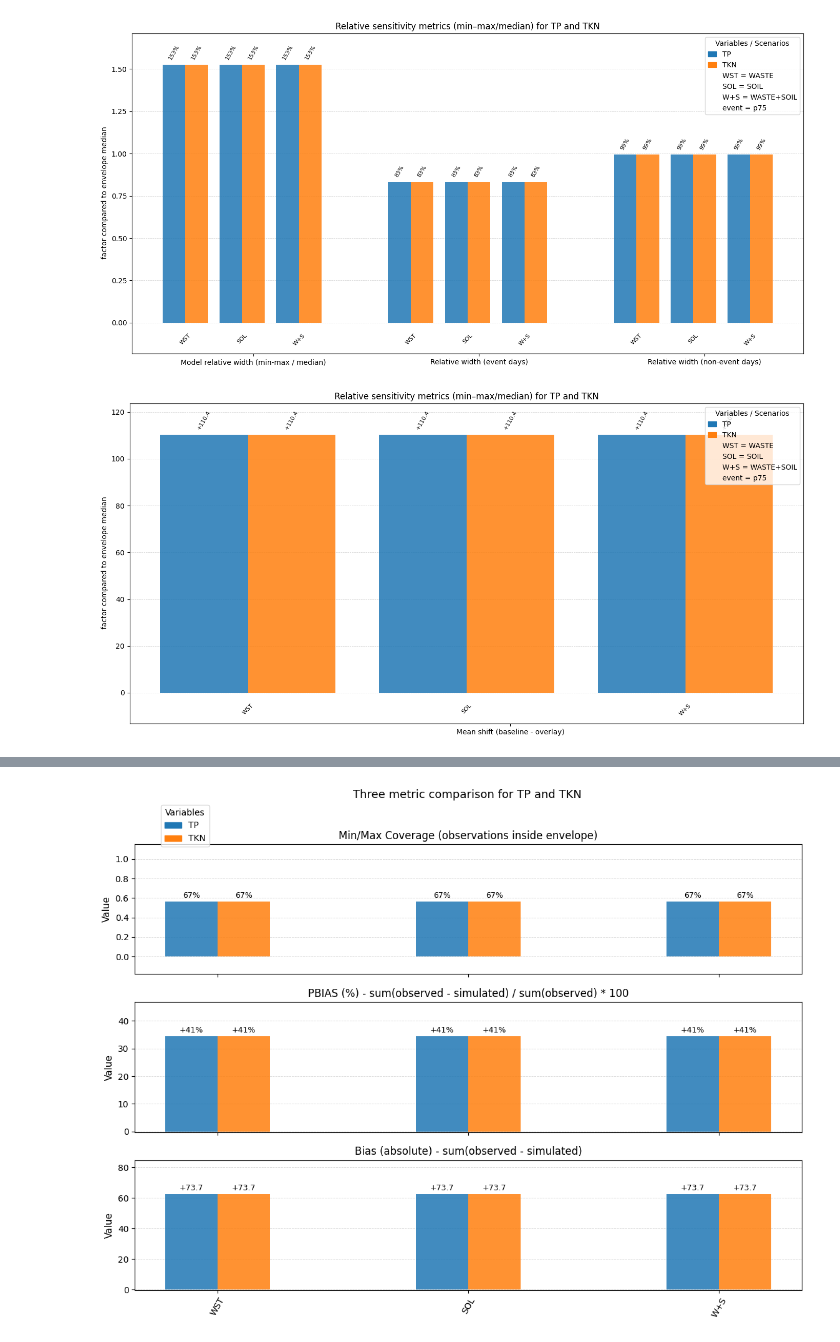
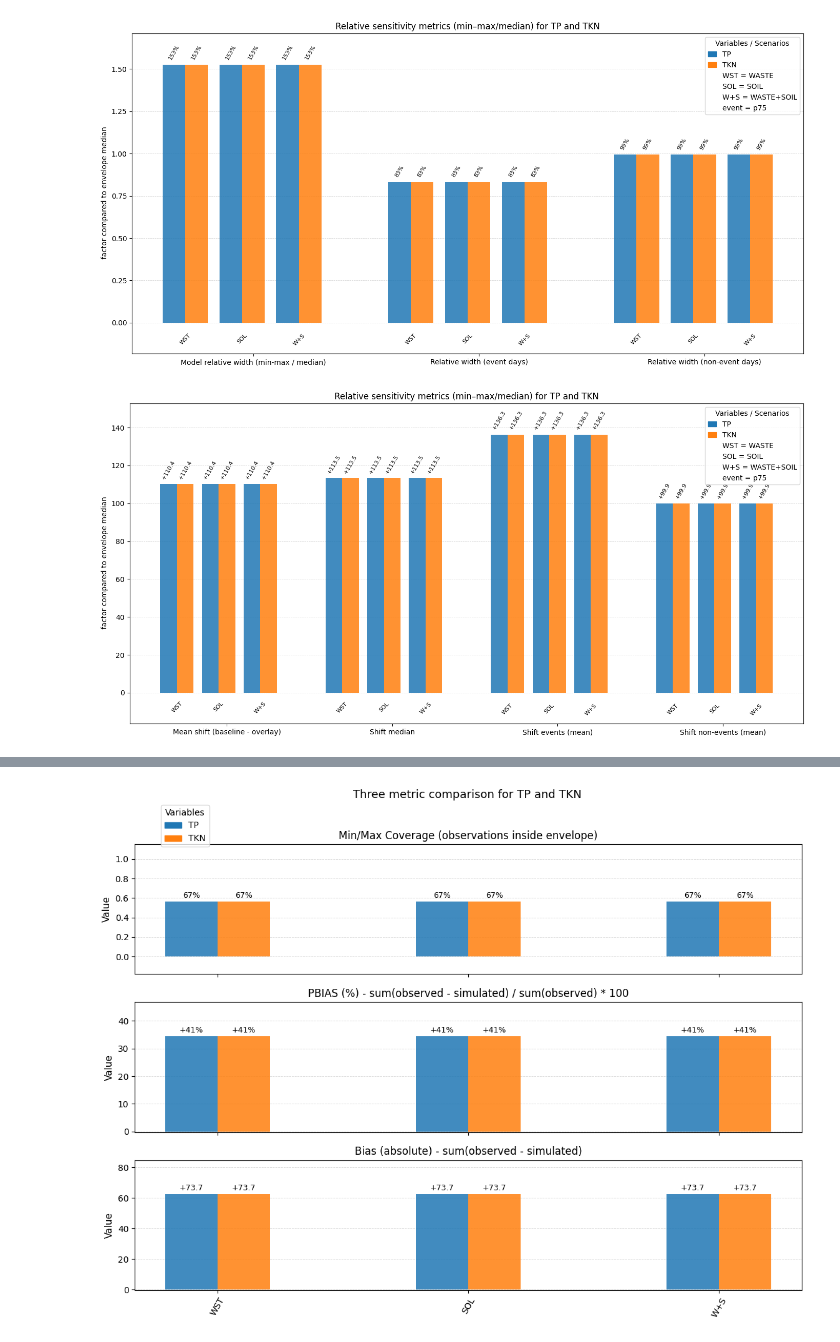
Before and after one commit to bvorak/swat_pipeline, a Jupyter notebook: trabajoFM/notebooks/04_sensitivity_stats.ipynb, the cells around one changed output, grey strips where cells are left out. Cells and saved outputs as stored; diff of their text form; code cells hidden in the pictures.

Commit message:
refactored 04_sensitivity_stats NOW fully automated and clean

```diff
--- a/trabajoFM/notebooks/04_sensitivity_stats.ipynb
+++ b/trabajoFM/notebooks/04_sensitivity_stats.ipynb
@@ -991,14 +963,10 @@ example_export_specs = [
 
 
 
-# Exact paths for the current real exports.
-# These width metrics are extracted from the current overlay comparison branches.
+# Exact json structure for the current stats exports. Useful to extend or overwrite the semantic_label_map with new technical keys and paths as needed.
+# For example: These width metrics are extracted from the current overlay comparison groups within the JSON exports.
 example_semantic_label_map = {
     **semantic_label_map,
-    "RW_med": {
-        "label": "Model relative width (min-max / median)",
-        "path": ("overlay_comparison", "__baseline__", "relative_width"),
-    },
     "RW_high": {
         "label": "Relative width (event days)",
         "path": ("overlay_comparison", "BASE", "relative_width_event"),
@@ -1067,9 +1035,9 @@ fig, ax = plot_nested_sensitivity_bars(
 # Ask for metrics using the human-readable labels from semantic_label_map.
 ch2_semantic_labels = [
     "Mean shift (baseline - overlay)", #"Shift mean",
-    #"Shift median",
-    #"Shift events (mean)",
-    #"Shift non-events (mean)",
+    "Shift median",
+    "Shift events (mean)",
+    "Shift non-events (mean)",
 ]
 
 # format_mode options:
@@ -1085,31 +1053,31 @@ ch_2_auto_metrics = build_metrics_dict_from_stat_exports(
     format_mode="metadata",
     #format_mode="values",
     verbose=False,
  )
 
 
 
 
 
 stat_display_names = {k: k for k in stats["metrics"].keys()}
 
 fig, ax = plot_nested_sensitivity_bars(
     ch_2_auto_metrics,  # or ch_2,
     # stats_order=stats_order_first_ch,  # optional
     title="Relative sensitivity metrics (min–max/median) for TP and TKN",
     y_label=" factor compared to envelope median",
     figsize=(14, 7),
     abbreviations={"WASTE": "WST", "SOIL": "SOL", "WASTE+SOIL": "W+S", "p75":"event"},
     #value_format=lambda v: f"{v:.1f}",   # or omit and use annotate_decimals
     #annotate_decimals=2,
     #format_map=format_val,
     #bar_alpha=0.85,
     annotate_rotation=60,
     #scenario_label_rotation=45,
     #scenario_spacing=0.06,
     #bar_width=0.12,
     #bottom_margin_for_labels=0.12,
     #stat_label_map=stat_display_names
 )
 # %% [output]
-[figure, old version]
+[figure, new version]
```
Also changed, not shown: parts of 18 cells of this notebook.
